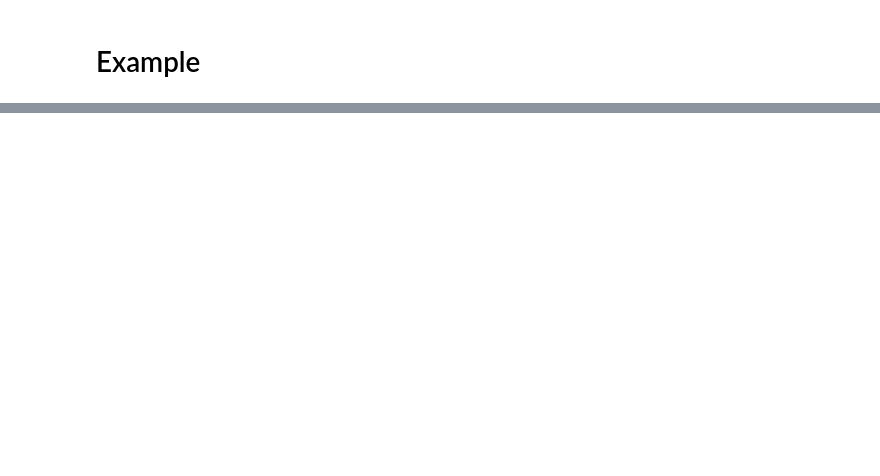
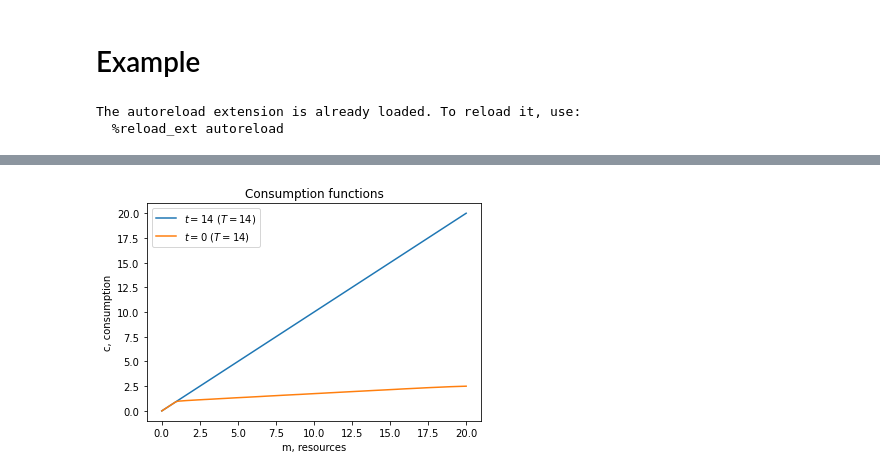
Before and after one commit to sseitz4/NumericalSetup, a Jupyter notebook: Example.ipynb, the cells around one changed output, grey strips where cells are left out. Saved outputs shown, nothing was run; the diff lists cells and outputs as text; code cells hidden in the pictures; blank space fills up the shorter version.

Commit message:
buffer stock model solved and simulated

```diff
--- a/Example.ipynb
+++ b/Example.ipynb
@@ -1,11 +1,12 @@
 # %% [markdown]
 # Example
 # %%
+# load packages
 %load_ext autoreload
 %autoreload 2
 
-from Example import ModelClass
-model = ModelClass()
-
-# compile
-model.link_to_cpp(force_compile=True)
+import numpy as np
+import matplotlib.pyplot as plt
+# %% [output]
+The autoreload extension is already loaded. To reload it, use:
+  %reload_ext autoreload
@@ -17,0 +13,23 @@ model.link_to_cpp(force_compile=True)
+# %%
+# setup model instance and compile
+from Example import ModelClass
+model = ModelClass()
+
+# compile
+do_compile = True # if True, then c++ files are compiled.
+model.link_to_cpp(force_compile=do_compile)
+
+# refer to model objects
+par = model.par
+sol = model.sol
+sim = model.sim
+# %%
+# solve model and illustrate consumption function
+%time model.solve()
+
+fig,ax = plt.subplots()
+for t in (par.T-1,0):
+    ax.plot(par.grid_m,sol.c[t],label=f'$t={t}$ ($T={par.T-1}$)')
+ax.set(xlabel='m, resources',ylabel='c, consumption',title='Consumption functions')
+ax.legend();
+# %% [output]
@@ -17,0 +37 @@ model.link_to_cpp(force_compile=True)
+[figure, added]
```
Also changed, not shown: parts of 3 cells of this notebook, 13 other files.
